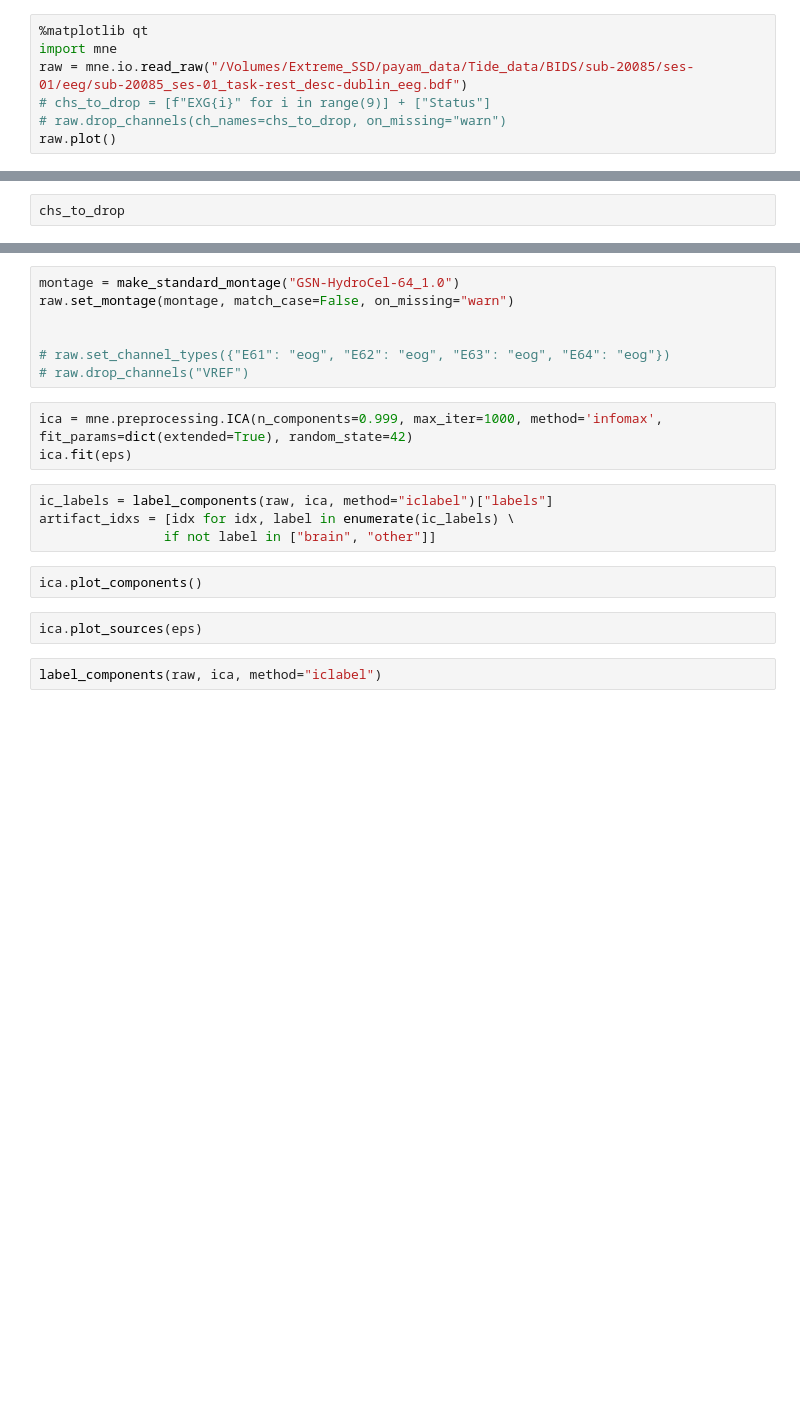
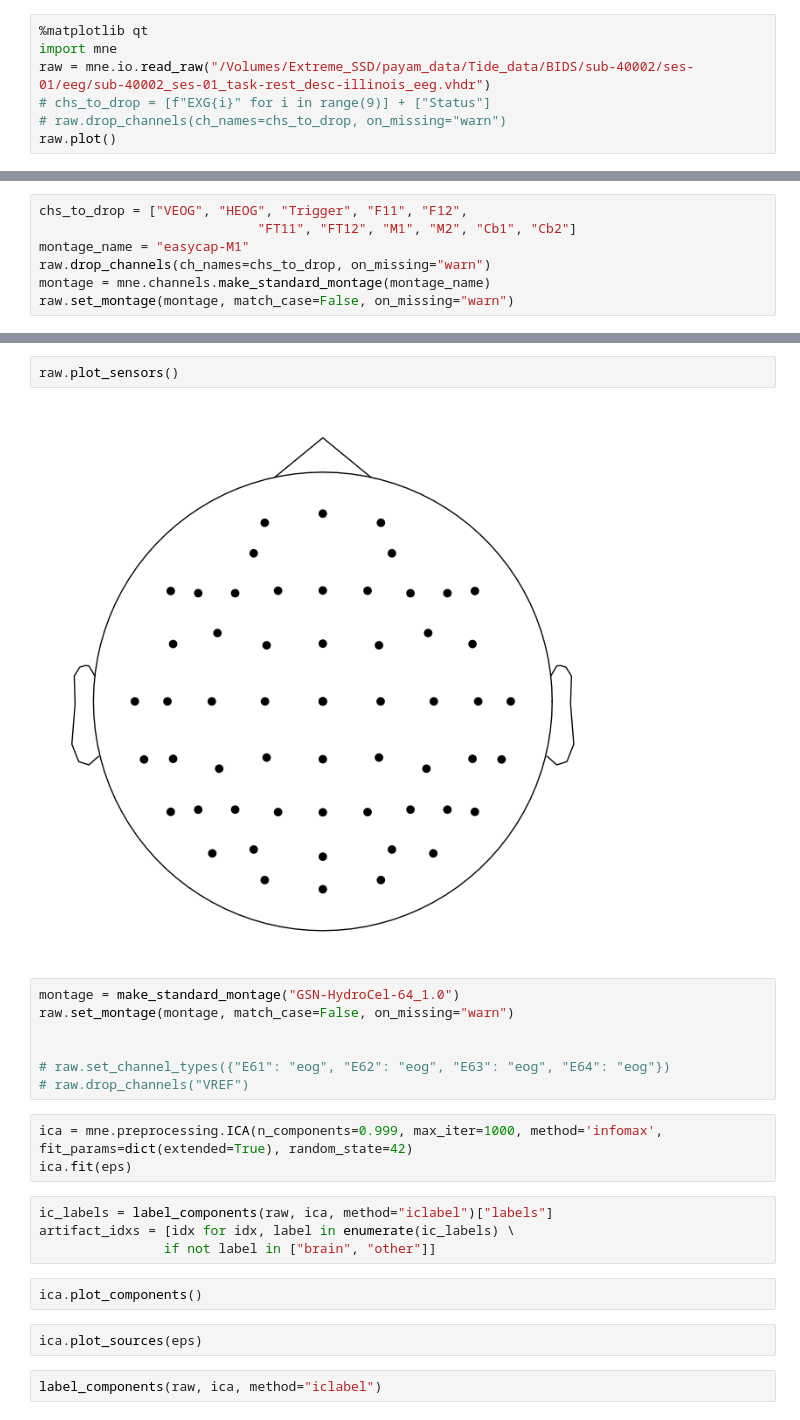
Before and after one commit to payamsash/Tinnorm, a Jupyter notebook: src/main.ipynb, the cells around one changed output, grey strips where cells are left out. Drawn from its saved outputs; the diff is of its cells as text; blank space fills up the shorter version.

```diff
--- a/src/main.ipynb
+++ b/src/main.ipynb
@@ -1,7 +1,7 @@
 # %%
 %matplotlib qt
 import mne
-raw = mne.io.read_raw("/Volumes/Extreme_SSD/payam_data/Tide_data/BIDS/sub-20085/ses-01/eeg/sub-20085_ses-01_task-rest_desc-dublin_eeg.bdf")
+raw = mne.io.read_raw("/Volumes/Extreme_SSD/payam_data/Tide_data/BIDS/sub-40002/ses-01/eeg/sub-40002_ses-01_task-rest_desc-illinois_eeg.vhdr")
 # chs_to_drop = [f"EXG{i}" for i in range(9)] + ["Status"]
 # raw.drop_channels(ch_names=chs_to_drop, on_missing="warn")
 raw.plot()
@@ -8,2 +16,7 @@ raw.plot()
 # %%
-chs_to_drop
+chs_to_drop = ["VEOG", "HEOG", "Trigger", "F11", "F12",
+                            "FT11", "FT12", "M1", "M2", "Cb1", "Cb2"]
+montage_name = "easycap-M1"
+raw.drop_channels(ch_names=chs_to_drop, on_missing="warn")
+montage = mne.channels.make_standard_montage(montage_name)
+raw.set_montage(montage, match_case=False, on_missing="warn")
@@ -10,3 +44,7 @@ chs_to_drop
+# %%
+raw.plot_sensors()
+# %% [output]
+[figure, added]
 # %%
 montage = make_standard_montage("GSN-HydroCel-64_1.0")
 raw.set_montage(montage, match_case=False, on_missing="warn")
```
Also changed, not shown: parts of 2 cells of this notebook.
